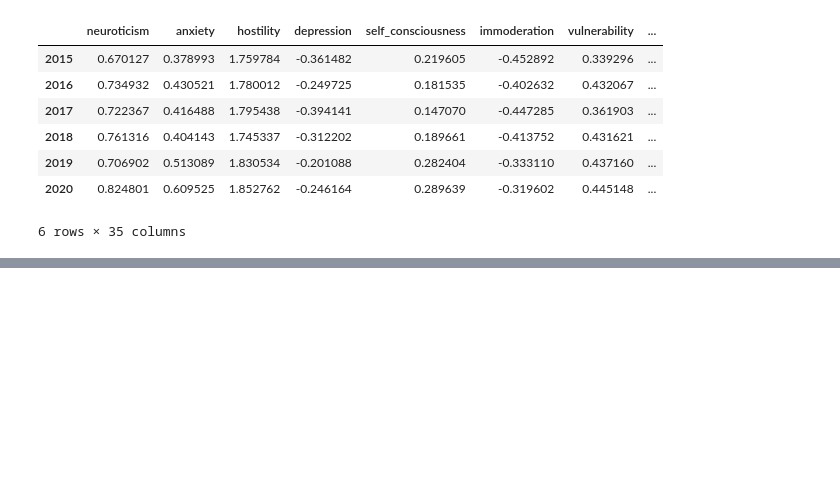
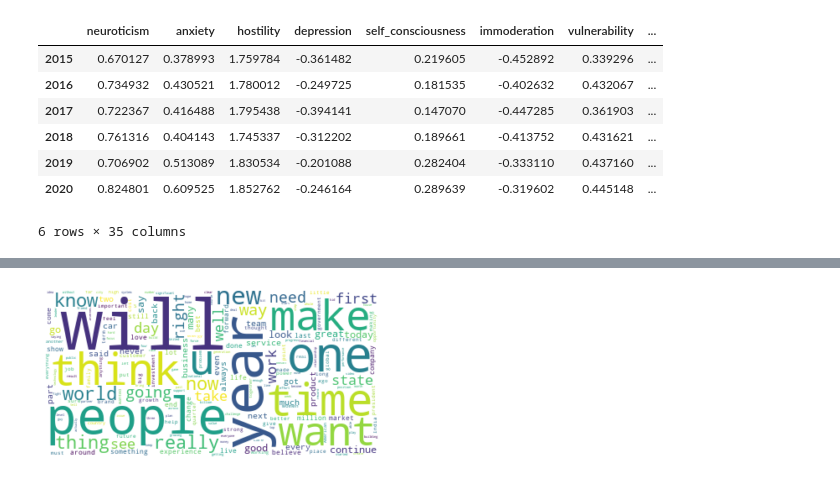
Before and after one commit to epfl-ada/ada-2021-project-madry, a Jupyter notebook: entrepreneur_yearwise_personality.ipynb, the cells around one changed output, grey strips where cells are left out. Cells and saved outputs as stored; diff of their text form; code cells hidden in the pictures; blank space fills up the shorter version.

```diff
--- a/entrepreneur_yearwise_personality.ipynb
+++ b/entrepreneur_yearwise_personality.ipynb
@@ -239,0 +265,22 @@ sns.displot(entrepreneur_artist_personality, x='neuroticism', hue='year', kind='
+# %%
+from wordcloud import WordCloud
+
+def plot_wordcloud(df):
+    df_grouped = df.groupby('profession').agg({'quotations': lambda q: ' '.join(q)})
+    quotes = ' '.join(df_grouped['quotations'])
+    word_cloud = WordCloud(collocations = False, background_color = 'white').generate(quotes)
+    plt.imshow(word_cloud, interpolation='bilinear')
+    plt.axis("off")
+    plt.show()
+# %%
+entrepreneur_2015_df['profession'] = 'entrepreneur'
+entrepreneur_2016_df['profession'] = 'entrepreneur'
+entrepreneur_2017_df['profession'] = 'entrepreneur'
+entrepreneur_2018_df['profession'] = 'entrepreneur'
+entrepreneur_2019_df['profession'] = 'entrepreneur'
+entrepreneur_2020_df['profession'] = 'entrepreneur'
+# %%
+plot_wordcloud(entrepreneur_2015_df)
+# plot_wordcloud(artist_df)
+# %% [output]
+[figure, added]
```
Also changed, not shown: parts of 14 cells of this notebook, 1 other file.
